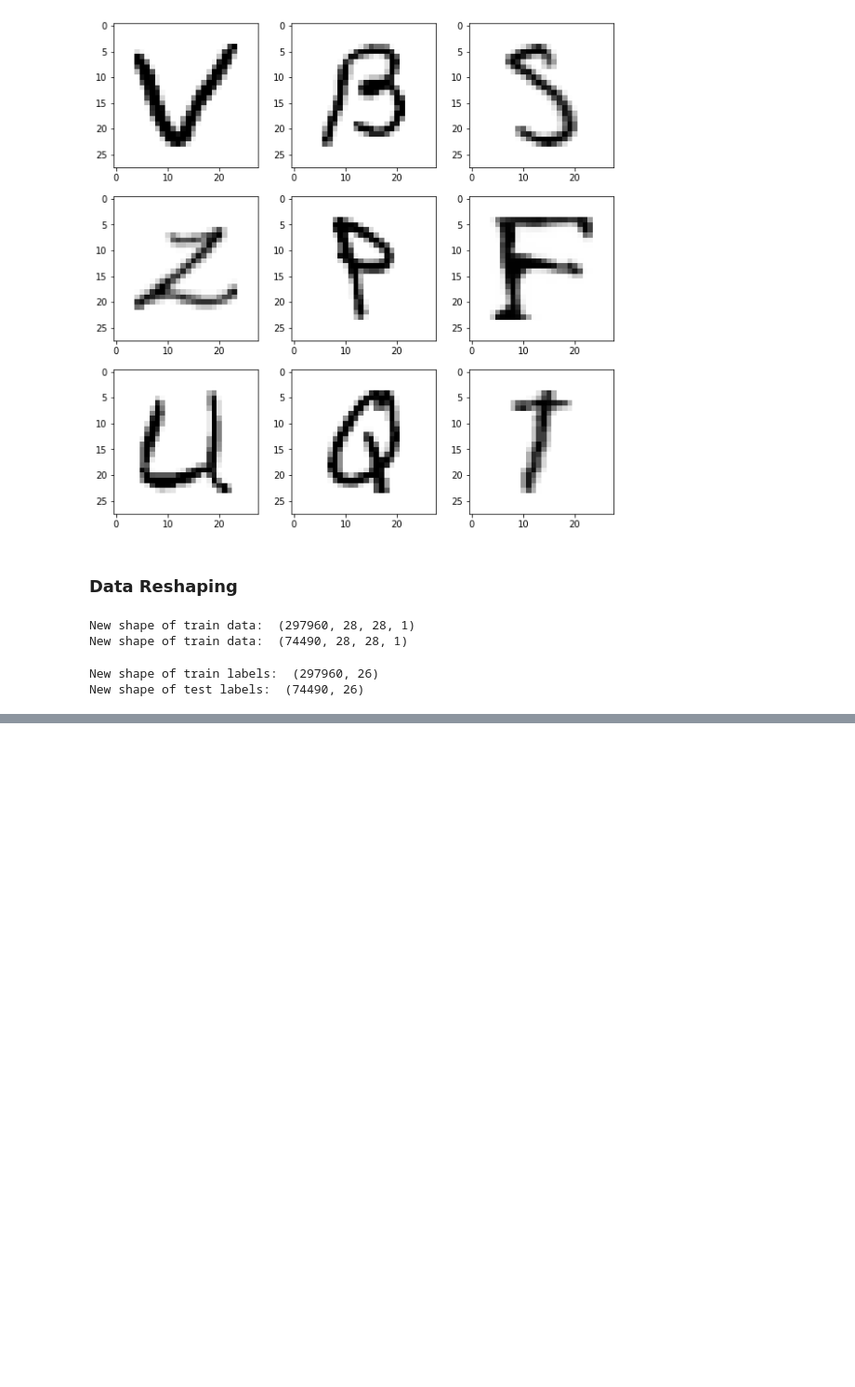
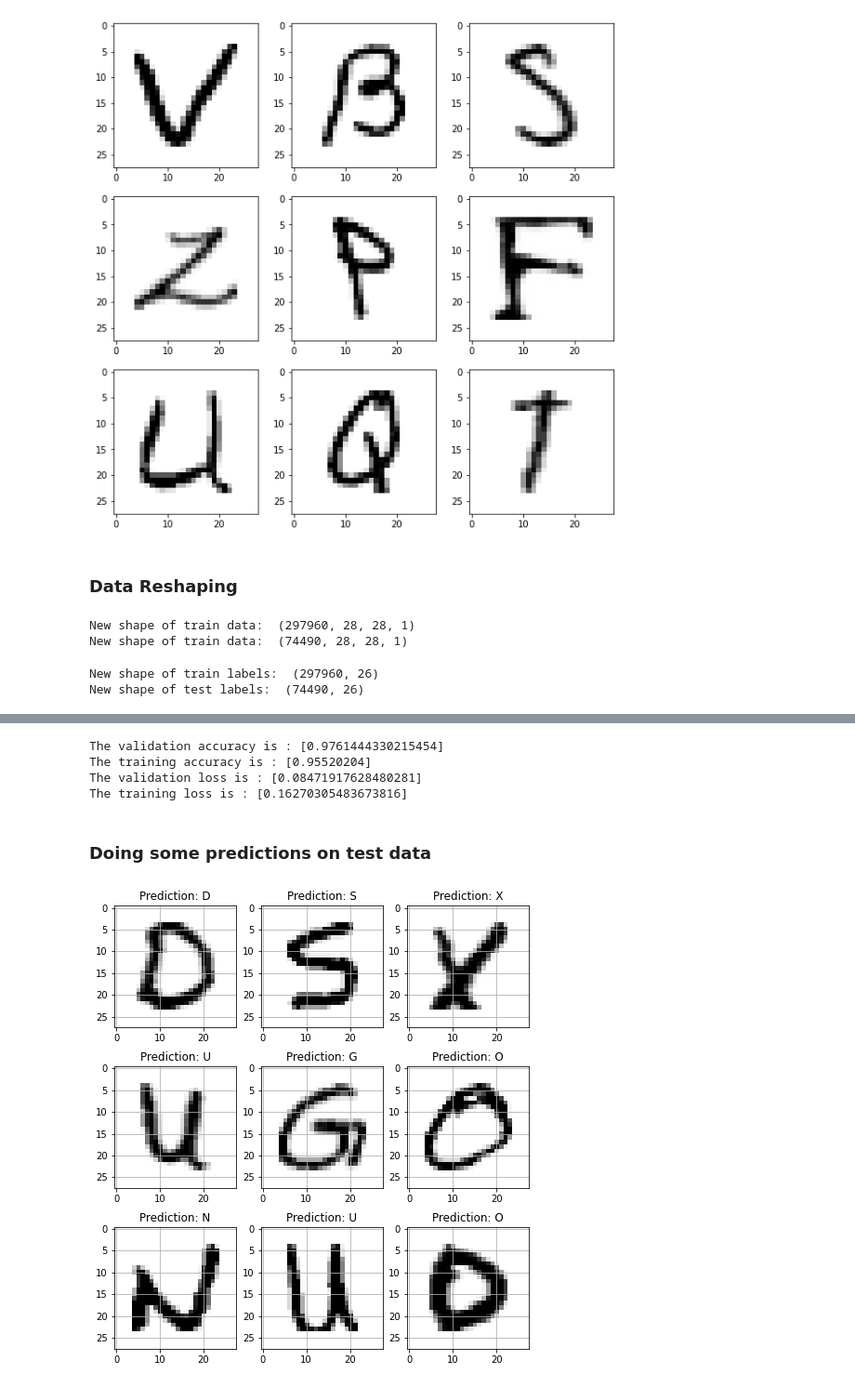
Before and after one commit to ososuna/handwritten-letters, a Jupyter notebook: notebooks/HandwrittenLetters.ipynb, the cells around one changed output, grey strips where cells are left out. Shown: that part at 93% size. Cells and saved outputs as stored; diff of their text form; code cells hidden in the pictures; blank space fills up the shorter version.

Commit message:
Predictions w test data

```diff
--- a/notebooks/HandwrittenLetters.ipynb
+++ b/notebooks/HandwrittenLetters.ipynb
@@ -110,0 +159,24 @@ New shape of test labels:  (74490, 26)
+# %%
+print("The validation accuracy is :", history.history['val_accuracy'])
+print("The training accuracy is :", history.history['accuracy'])
+print("The validation loss is :", history.history['val_loss'])
+print("The training loss is :", history.history['loss'])
+# %% [output]
+The validation accuracy is : [0.9761444330215454]
+The training accuracy is : [0.95520204]
+The validation loss is : [0.08471917628480281]
+The training loss is : [0.16270305483673816]
+# %% [markdown]
+### Doing some predictions on test data
+# %%
+fig, axes = plt.subplots(3,3, figsize=(8,9))
+axes = axes.flatten()
+for i,ax in enumerate(axes):
+    img = np.reshape(test_X[i], (28,28))
+    ax.imshow(img, cmap="Greys")
+
+    pred = word_dict[np.argmax(test_yOHE[i])]
+    ax.set_title("Prediction: "+pred)
+    ax.grid()
+# %% [output]
+[figure, added]
```
Also changed, not shown: parts of 5 cells of this notebook.
